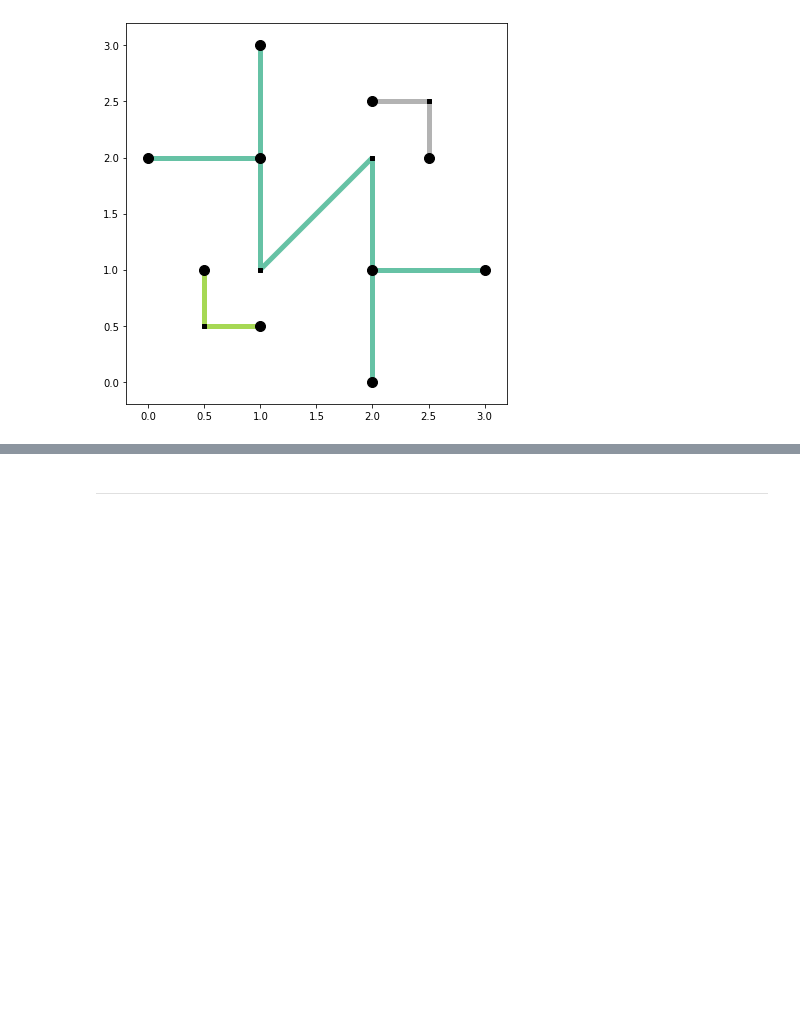
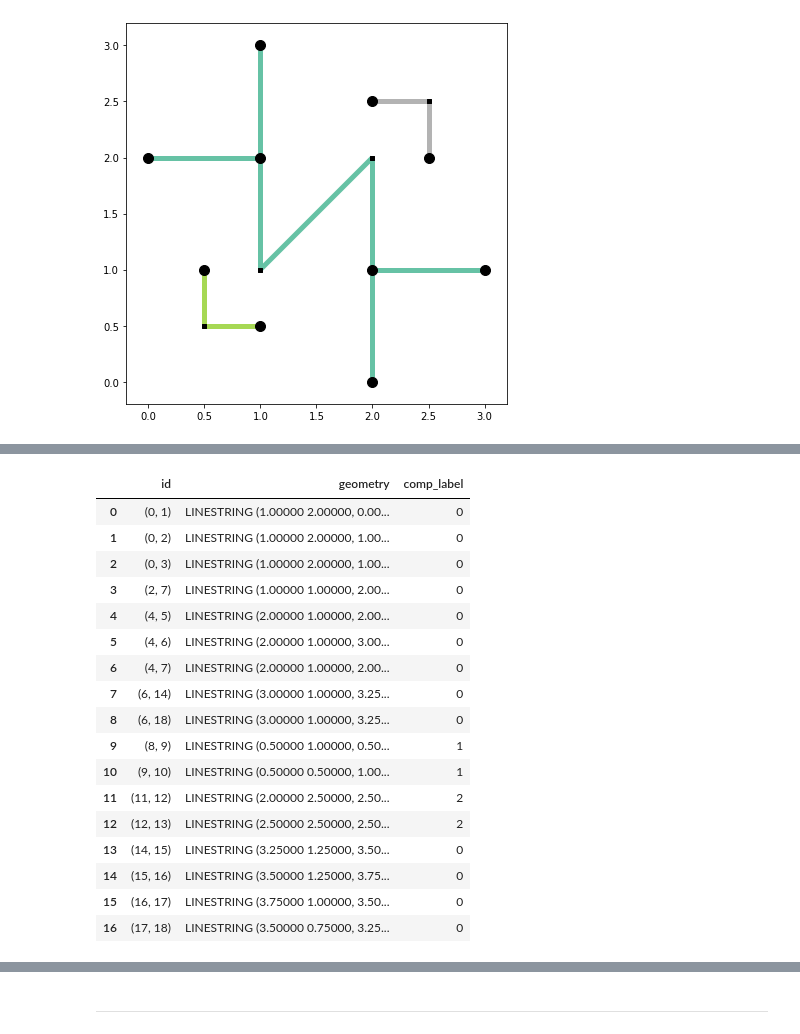
Before and after one commit to pysal/spaghetti, a Jupyter notebook: notebooks/Connected-Components.ipynb, the cells around one changed output, grey strips where cells are left out. Saved outputs shown, nothing was run; the diff lists cells and outputs as text; code cells hidden in the pictures; blank space fills up the shorter version.

```diff
--- a/notebooks/Connected-Components.ipynb
+++ b/notebooks/Connected-Components.ipynb
@@ -181,0 +229,21 @@ non_articulation_vertices.plot(ax=base, marker="s", color="k", markersize=20, zo
+# %%
+arcs_df
+# %% [output]
+|  | id | geometry | comp_label |
+| 0 | (0, 1) | LINESTRING (1.00000 2.00000, 0.00... | 0 |
+| 1 | (0, 2) | LINESTRING (1.00000 2.00000, 1.00... | 0 |
+| 2 | (0, 3) | LINESTRING (1.00000 2.00000, 1.00... | 0 |
+| 3 | (2, 7) | LINESTRING (1.00000 1.00000, 2.00... | 0 |
+| 4 | (4, 5) | LINESTRING (2.00000 1.00000, 2.00... | 0 |
+| 5 | (4, 6) | LINESTRING (2.00000 1.00000, 3.00... | 0 |
+| 6 | (4, 7) | LINESTRING (2.00000 1.00000, 2.00... | 0 |
+| 7 | (6, 14) | LINESTRING (3.00000 1.00000, 3.25... | 0 |
+| 8 | (6, 18) | LINESTRING (3.00000 1.00000, 3.25... | 0 |
+| 9 | (8, 9) | LINESTRING (0.50000 1.00000, 0.50... | 1 |
+| 10 | (9, 10) | LINESTRING (0.50000 0.50000, 1.00... | 1 |
+| 11 | (11, 12) | LINESTRING (2.00000 2.50000, 2.50... | 2 |
+| 12 | (12, 13) | LINESTRING (2.50000 2.50000, 2.50... | 2 |
+| 13 | (14, 15) | LINESTRING (3.25000 1.25000, 3.50... | 0 |
+| 14 | (15, 16) | LINESTRING (3.50000 1.25000, 3.75... | 0 |
+| 15 | (16, 17) | LINESTRING (3.75000 1.00000, 3.50... | 0 |
+| 16 | (17, 18) | LINESTRING (3.50000 0.75000, 3.25... | 0 |
```
Also changed, not shown: parts of 14 cells of this notebook.
